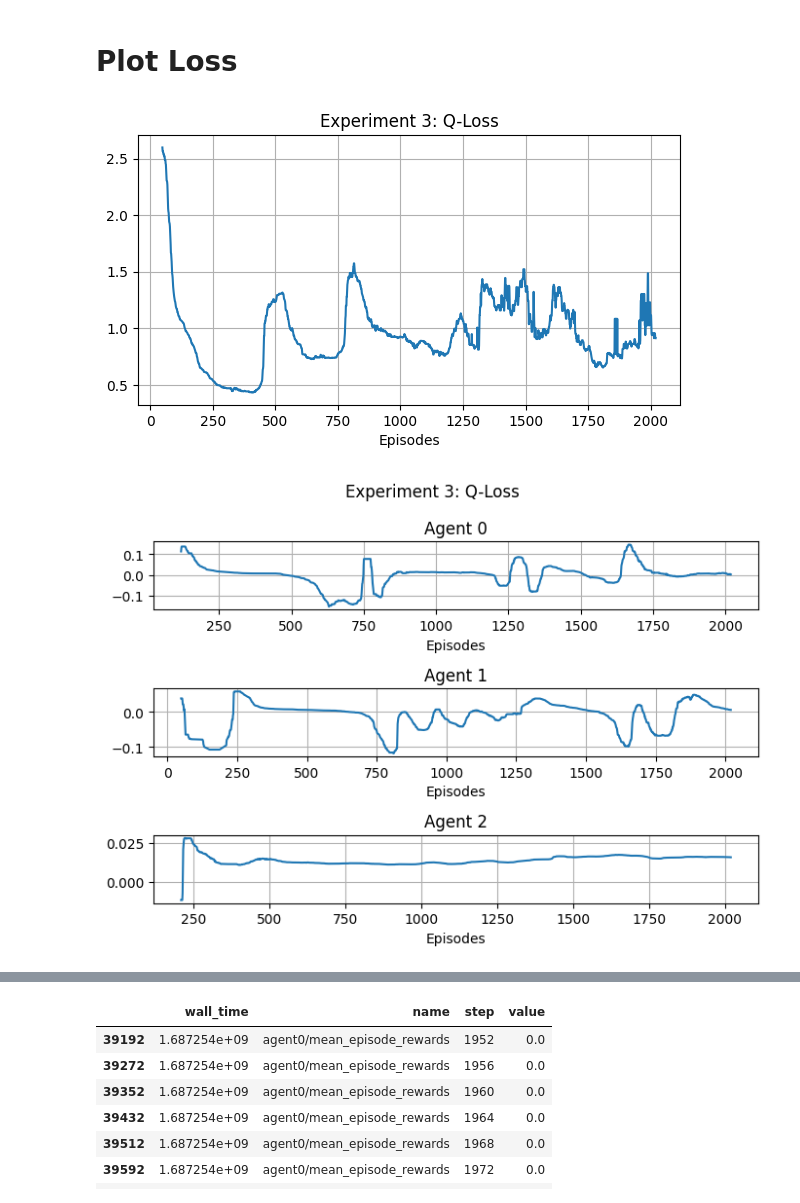
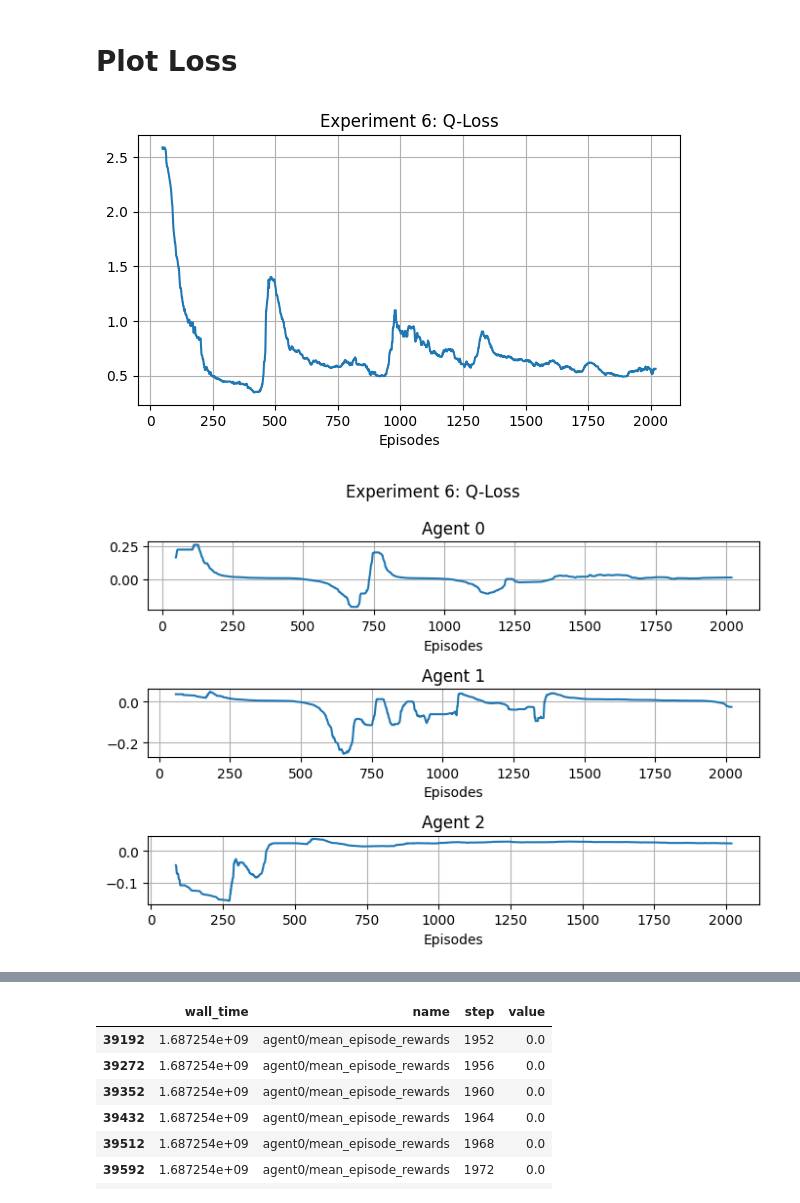
Before and after one commit to buehrerc/MAAC-auto-gov, a Jupyter notebook: analysis/generate_plots.ipynb, the cells around one changed output, grey strips where cells are left out. Saved outputs shown, nothing was run; the diff lists cells and outputs as text; code cells hidden in the pictures.

```diff
--- a/analysis/generate_plots.ipynb
+++ b/analysis/generate_plots.ipynb
@@ -76,11 +76,11 @@ def plot_agent_reward(session_id, run_id, agent_num, filter_outliers=False):
         fig.suptitle(f"Session {session_id}: Mean Episode Rewards")
     fig.savefig(f"./plots/session_{session_id}_mean_reward_agent")
 # %%
-df = format_plot(3, 1, rolling_mean=True)
+df = format_plot(6, 1, rolling_mean=True)
 # %% [output]
-[figure, old version]
+[figure, new version]
 # %%
-plot_agent_loss(3, 1, 3)
+plot_agent_loss(6, 1, 3)
 # %% [output]
-[figure, old version]
+[figure, new version]
 # %%
```
Also changed, not shown: parts of 4 cells of this notebook, 8 other files.
